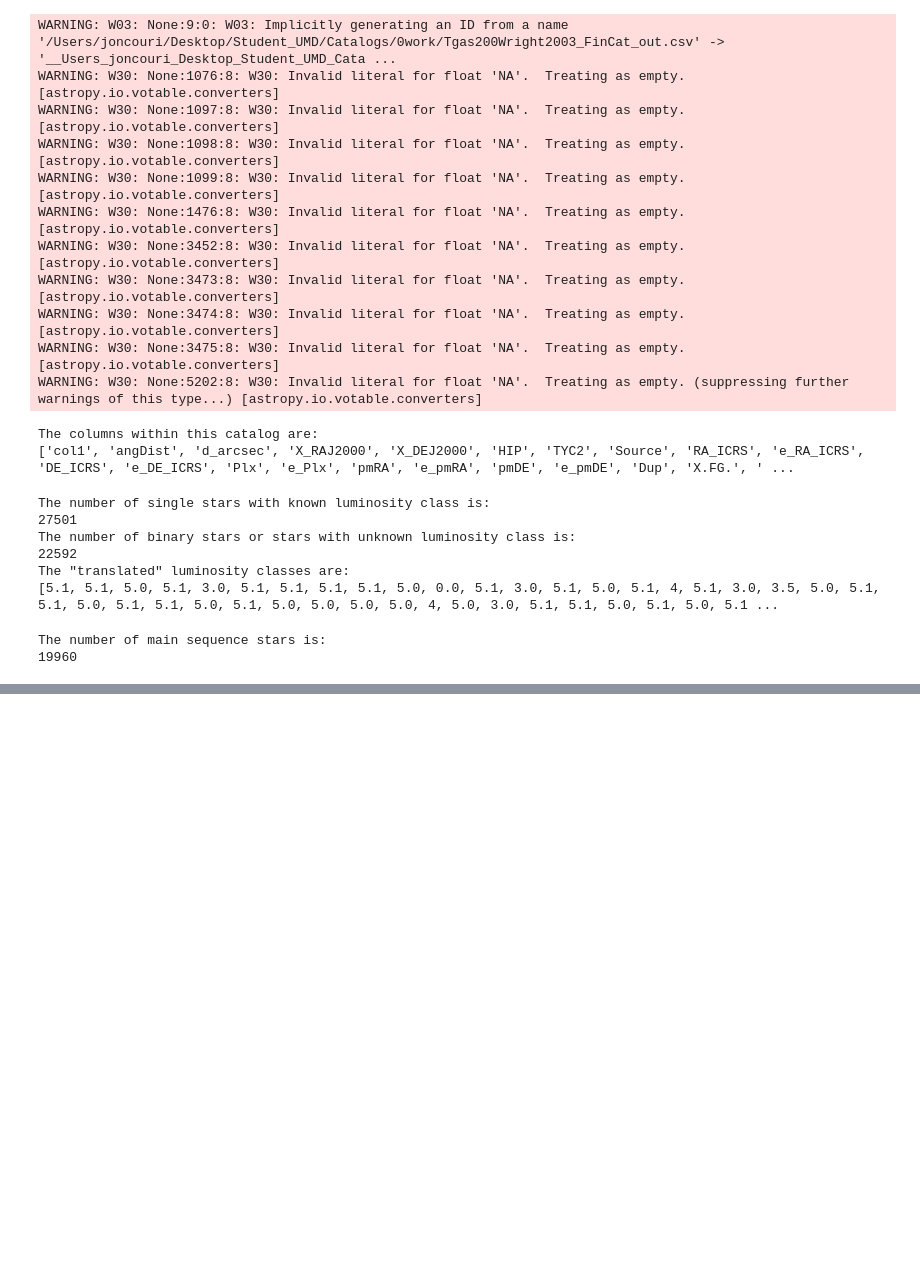
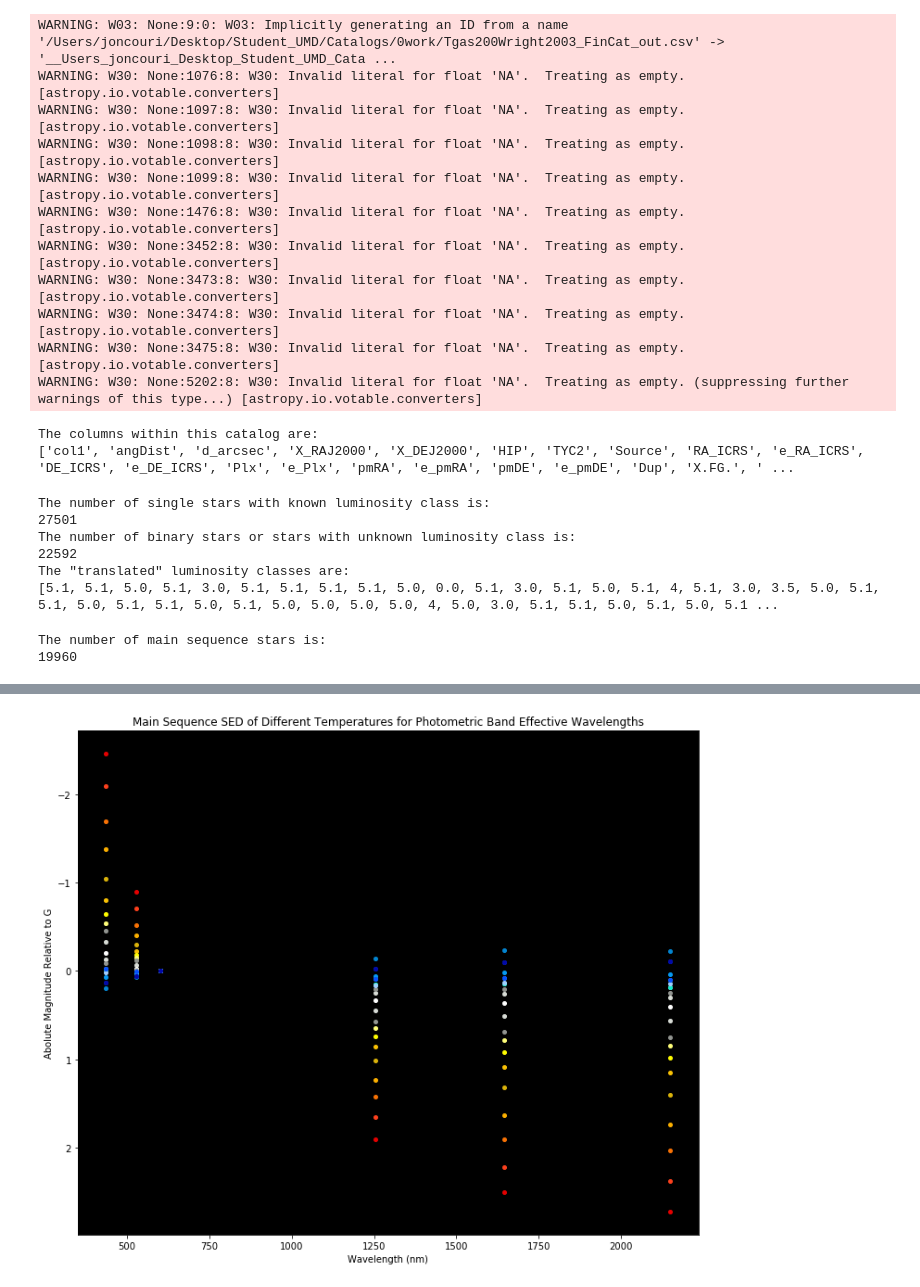
Before and after one commit to leemundy/GAIA, a Jupyter notebook: Work-Areas/rskoletsky/notebook/October 11, 2017 Computer Lab Work.ipynb, the cells around one changed output, grey strips where cells are left out. Cells and saved outputs as stored; diff of their text form; code cells hidden in the pictures; blank space fills up the shorter version.

```diff
--- a/Work-Areas/rskoletsky/notebook/October 11, 2017 Computer Lab Work.ipynb
+++ b/Work-Areas/rskoletsky/notebook/October 11, 2017 Computer Lab Work.ipynb
@@ -272 +276,98 @@ The standard deviation of the effective temperatures of main sequence stars in t
 ... (34 outputs left out)
+# %%
+LowTemperatures=[3500,4000,4500,5000,5500,6000,6500,7000,7500,8000,8500,9000,9500,10000,10500,11000,11500,12000,12500,13000,13500,14000]
+AverageTemperatures=[]
+MinimumTemperatures=[]
+MaximumTemperatures=[]
+TemperatureStandardDeviations=[]
+for i in LowTemperatures:
+    TeffMask=numpy.ma.masked_outside(MainSequenceTeff,i,i+500)
+    Teffplt=numpy.ma.compressed(TeffMask)
+    n=TeffMask.count()
+    MeanTemperature=sum(Teffplt)/n
+    MainSequenceG_Jabsmag=numpy.subtract(MainSequenceGabsmag,MainSequenceJabsmag)
+    G_JMask=numpy.ma.array(MainSequenceG_Jabsmag,mask=TeffMask.mask)
+    G_Jplt=numpy.ma.compressed(G_JMask)
+    G_Jplt=G_Jplt[~numpy.isnan(G_Jplt)]
+    MeanMainSequenceG_Jplt=numpy.average(G_Jplt)
+    MainSequenceG_Habsmag=numpy.subtract(MainSequenceGabsmag,MainSequenceHabsmag)
+    G_HMask=numpy.ma.array(MainSequenceG_Habsmag,mask=TeffMask.mask)
+    G_Hplt=numpy.ma.compressed(G_HMask)
+    G_Hplt=G_Hplt[~numpy.isnan(G_Hplt)]
+    MeanMainSequenceG_Hplt=numpy.average(G_Hplt)
+    MainSequenceG_Kabsmag=numpy.subtract(MainSequenceGabsmag,MainSequenceKabsmag)
+    G_KMask=numpy.ma.array(MainSequenceG_Kabsmag,mask=TeffMask.mask)
+    G_Kplt=numpy.ma.compressed(G_KMask)
+    G_Kplt=G_Kplt[~numpy.isnan(G_Kplt)]
+    MeanMainSequenceG_Kplt=numpy.average(G_Kplt)
+    MainSequenceG_Gabsmag=numpy.subtract(MainSequenceGabsmag,MainSequenceGabsmag)
+    G_GMask=numpy.ma.array(MainSequenceG_Gabsmag,mask=TeffMask.mask)
+    G_Gplt=numpy.ma.compressed(G_GMask)
+    G_Gplt=G_Gplt[~numpy.isnan(G_Gplt)]
+    MeanMainSequenceG_Gplt=numpy.average(G_Gplt)
+    MainSequenceG_Vabsmag=numpy.subtract(MainSequenceGabsmag,MainSequenceVabsmag)
+    G_VMask=numpy.ma.array(MainSequenceG_Vabsmag,mask=TeffMask.mask)
+    G_Vplt=numpy.ma.compressed(G_VMask)
+    G_Vplt=G_Vplt[~numpy.isnan(G_Vplt)]
+    MeanMainSequenceG_Vplt=numpy.average(G_Vplt)
+    MainSequenceG_Babsmag=numpy.subtract(MainSequenceGabsmag,MainSequenceBabsmag)
+    G_BMask=numpy.ma.array(MainSequenceG_Babsmag,mask=TeffMask.mask)
+    G_Bplt=numpy.ma.compressed(G_BMask)
+    G_Bplt=G_Bplt[~numpy.isnan(G_Bplt)]
+    MeanMainSequenceG_Bplt=numpy.average(G_Bplt)
+    GSubtractionAbsMag=[MeanMainSequenceG_Bplt,MeanMainSequenceG_Vplt,MeanMainSequenceG_Gplt,MeanMainSequenceG_Jplt,MeanMainSequenceG_Hplt,MeanMainSequenceG_Kplt]
+    plt.rcParams['axes.facecolor']='black'
+    plt.rcParams['figure.figsize']=12,10
+    #if i==3000:
+        #plt.plot(EffWavelengths,FilterAbsMag,'xkcd:blood',ms=5)
+    if i==3500:
+        plt.plot(EffWavelengths,GSubtractionAbsMag,color='xkcd:red',linestyle='None',marker='.',markersize=8)
+    elif i==4000:
+        plt.plot(EffWavelengths,GSubtractionAbsMag,color='xkcd:orange red',linestyle='None',marker='.',markersize=8)
+    elif i==4500:
+        plt.plot(EffWavelengths,GSubtractionAbsMag,color='xkcd:orange',linestyle='None',marker='.',markersize=8)
+    elif i==5000:
+        plt.plot(EffWavelengths,GSubtractionAbsMag,color='xkcd:yellow orange',linestyle='None',marker='.',markersize=8)
+    elif i==5500:
+        plt.plot(EffWavelengths,GSubtractionAbsMag,color='xkcd:gold',linestyle='None',marker='.',markersize=8)
+    elif i==6000:
+        plt.plot(EffWavelengths,GSubtractionAbsMag,color='xkcd:goldenrod',linestyle='None',marker='.',markersize=8)
+    elif i==6500:
+        plt.plot(EffWavelengths,GSubtractionAbsMag,color='xkcd:bright yellow',linestyle='None',marker='.',markersize=8)
+    elif i==7000:
+        plt.plot(EffWavelengths,GSubtractionAbsMag,color='xkcd:light yellow',linestyle='None',marker='.',markersize=8)
+    elif i==7500:
+        plt.plot(EffWavelengths,GSubtractionAbsMag,color='xkcd:grey',linestyle='None',marker='.',markersize=8)
+    elif i==8000:
+        plt.plot(EffWavelengths,GSubtractionAbsMag,color='xkcd:light grey',linestyle='None',marker='.',markersize=8)
+    elif i==8500:
+        plt.plot(EffWavelengths,GSubtractionAbsMag,color='xkcd:white',linestyle='None',marker='.',markersize=8)
+    elif i==9000:
+        plt.plot(EffWavelengths,GSubtractionAbsMag,color='xkcd:light grey',linestyle='None',marker='.',markersize=8)
+    elif i==9500:
+        plt.plot(EffWavelengths,GSubtractionAbsMag,color='xkcd:grey',linestyle='None',marker='.',markersize=8)
+    elif i==10000:
+        plt.plot(EffWavelengths,GSubtractionAbsMag,color='xkcd:pale cyan',linestyle='None',marker='.',markersize=8)
+    elif i==10500:
+        plt.plot(EffWavelengths,GSubtractionAbsMag,color='xkcd:aqua',linestyle='None',marker='.',markersize=8)
+    elif i==11000:
+        plt.plot(EffWavelengths,GSubtractionAbsMag,color='xkcd:baby blue',linestyle='None',marker='.',markersize=8)
+    elif i==11500:
+        plt.plot(EffWavelengths,GSubtractionAbsMag,color='xkcd:azure',linestyle='None',marker='.',markersize=8)
+    elif i==12000:
+        plt.plot(EffWavelengths,GSubtractionAbsMag,color='xkcd:cerulean',linestyle='None',marker='.',markersize=8)
+    elif i==12500:
+        plt.plot(EffWavelengths,GSubtractionAbsMag,color='xkcd:dusty blue',linestyle='None',marker='.',markersize=8)
+    elif i==13000:
+        plt.plot(EffWavelengths,GSubtractionAbsMag,color='xkcd:electric blue',linestyle='None',marker='.',markersize=8)
+    elif i==13500:
+        plt.plot(EffWavelengths,GSubtractionAbsMag,color='xkcd:blue',linestyle='None',marker='.',markersize=8)
+    elif i==14000:
+        plt.plot(EffWavelengths,GSubtractionAbsMag,color='xkcd:cobalt blue',linestyle='None',marker='.',markersize=8)
+plt.xlabel('Wavelength (nm)')
+plt.ylabel('Abolute Magnitude Relative to G')
+plt.title('Main Sequence SED of Different Temperatures for Photometric Band Effective Wavelengths')
+plt.gca().invert_yaxis()
+plt.show()
+# %% [output]
+[figure, added]
```
Also changed, not shown: parts of 7 cells of this notebook.
